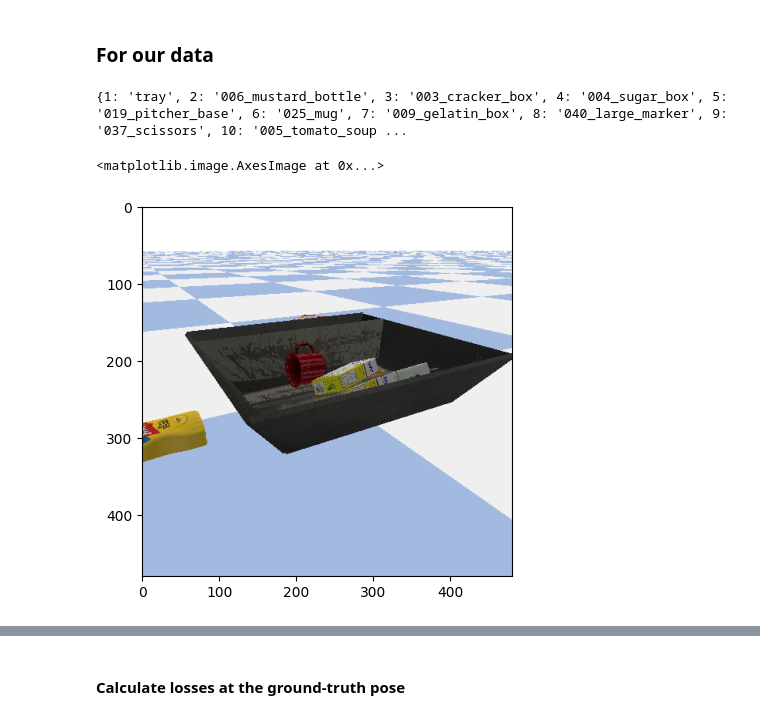
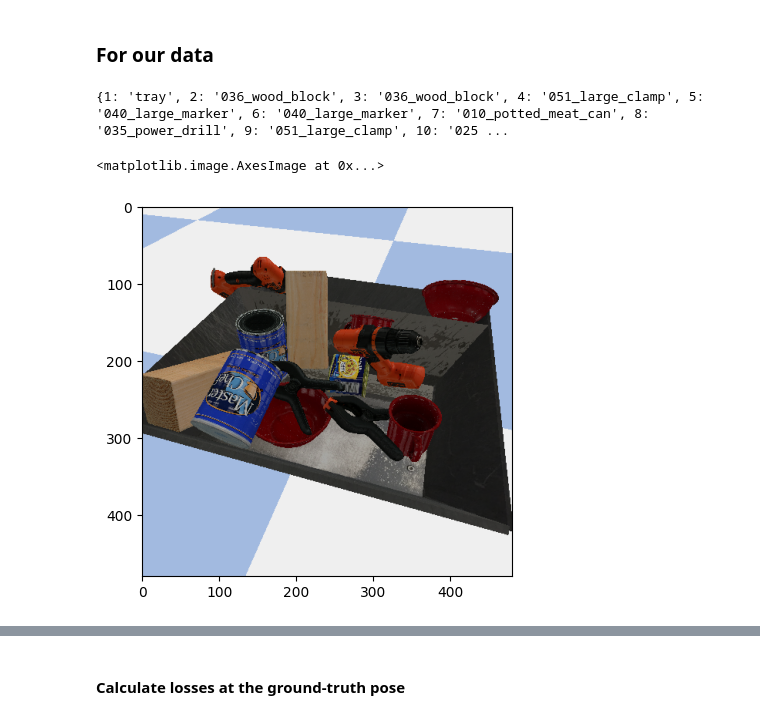
Before and after one commit to raoshashank/diff-dope, a Jupyter notebook: examples/test_diffdope.ipynb, the cells around one changed output, grey strips where cells are left out. Drawn from its saved outputs; the diff is of its cells as text; code cells hidden in the pictures.

```diff
--- a/examples/test_diffdope.ipynb
+++ b/examples/test_diffdope.ipynb
@@ -58,13 +60,13 @@ cfg['object3d']['rotation'] = pnoi[3:].tolist()
 # %% [markdown]
 ### For our data
 # %%
-parent_id = '201'
+parent_id = '150'
 file_path = '/home/shashank/code/packages/rpdiff/src/rpdiff/data/task_demos/cluttered_tabletop/0/'
 dfile = np.load(file_path + f'{parent_id}.npz',allow_pickle=True)[parent_id].item()
 print(dfile['objects'])
 plt.imshow(dfile['img_arr'][0])
 # %% [output]
-{1: 'tray', 2: '006_mustard_bottle', 3: '003_cracker_box', 4: '004_sugar_box', 5: '019_pitcher_base', 6: '025_mug', 7: '009_gelatin_box', 8: '040_large_marker', 9: '037_scissors', 10: '005_tomato_soup ...
+{1: 'tray', 2: '036_wood_block', 3: '036_wood_block', 4: '051_large_clamp', 5: '040_large_marker', 6: '040_large_marker', 7: '010_potted_meat_can', 8: '035_power_drill', 9: '051_large_clamp', 10: '025 ...
 <matplotlib.image.AxesImage at 0x...>
-[figure, old version]
+[figure, new version]
 # %%
```
Also changed, not shown: parts of 12 cells of this notebook, 5 other files.
